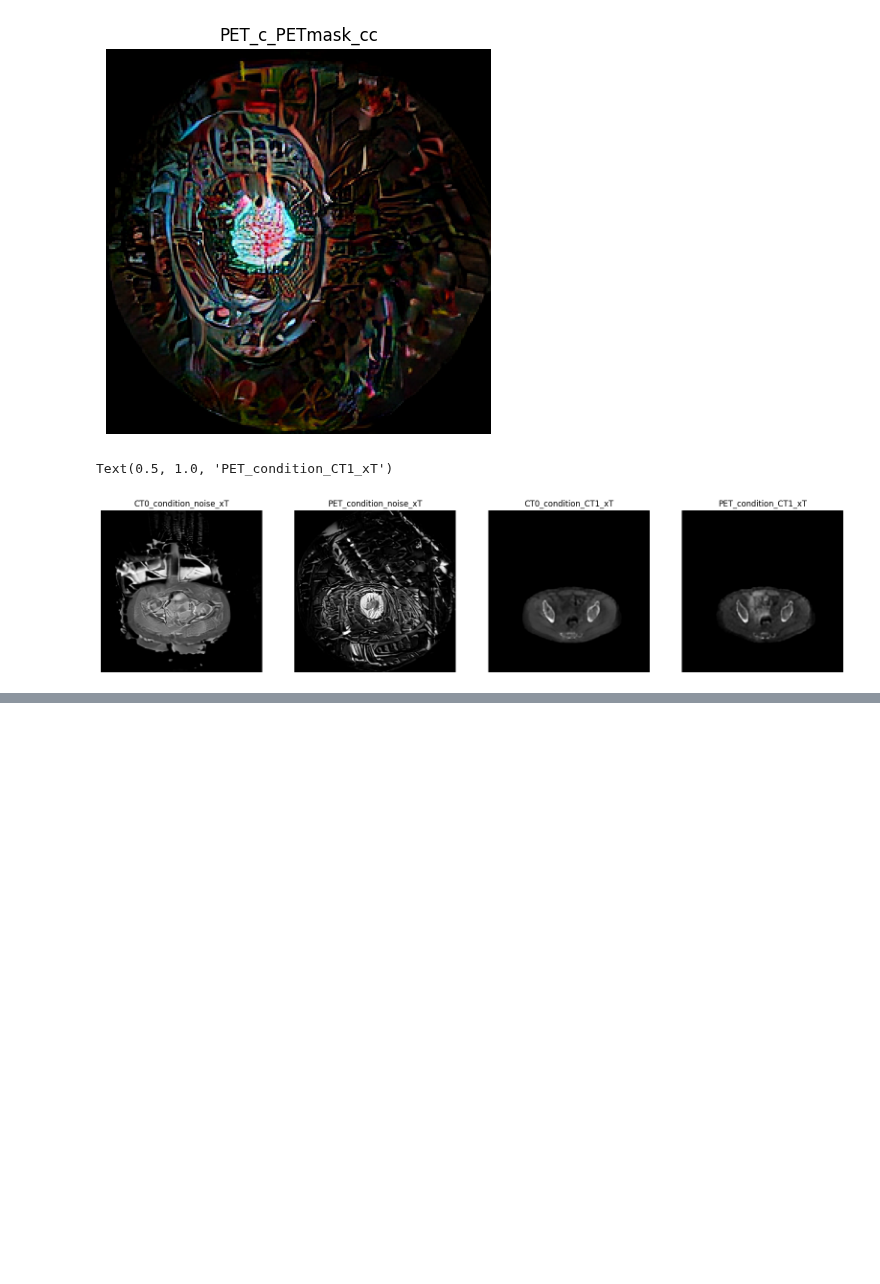
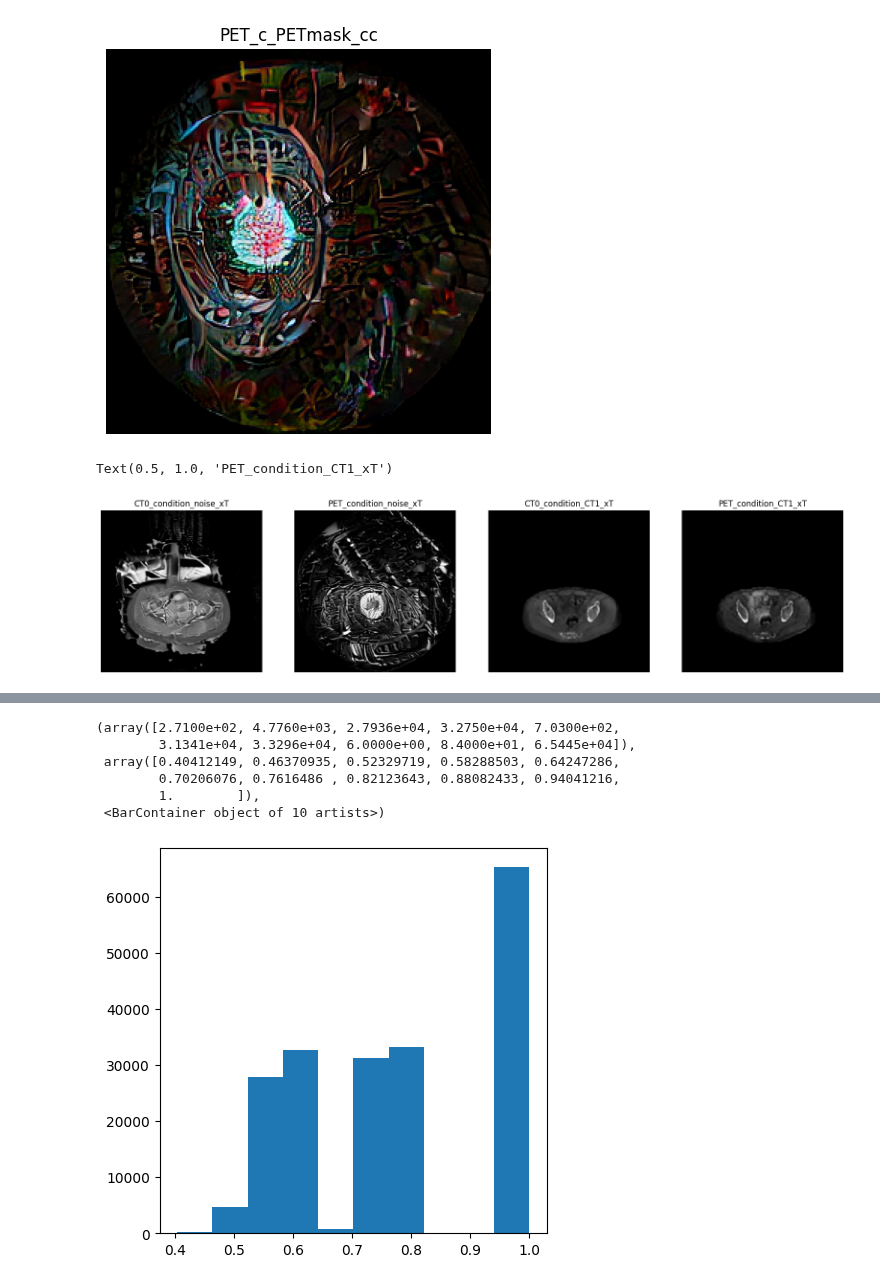
Before and after one commit to WeijieChen2017/SharkSeagrass, a Jupyter notebook: diffusion_ldm_data_gen.ipynb, the cells around one changed output, grey strips where cells are left out. Cells and saved outputs as stored; diff of their text form; code cells hidden in the pictures; blank space fills up the shorter version.

```diff
--- a/diffusion_ldm_data_gen.ipynb
+++ b/diffusion_ldm_data_gen.ipynb
@@ -201,3 +201,10 @@ plt.title("PET_condition_CT1_xT")
 # %% [output]
 Text(0.5, 1.0, 'PET_condition_CT1_xT')
 [figure]
+# %%
+filepath = "diffusion_ldm_vanillano_xT_test.npy"
+import numpy as np
+
+data = np.load(filepath)
+print(data.shape)
+print(data)
@@ -203,0 +229,14 @@ Text(0.5, 1.0, 'PET_condition_CT1_xT')
+# %%
+import matplotlib.pyplot as plt
+import numpy as np
+
+plt.figure(figsize=(5,5))
+plt.hist(np.ravel(data))
+# %% [output]
+(array([2.7100e+02, 4.7760e+03, 2.7936e+04, 3.2750e+04, 7.0300e+02,
+        3.1341e+04, 3.3296e+04, 6.0000e+00, 8.4000e+01, 6.5445e+04]),
+ array([0.40412149, 0.46370935, 0.52329719, 0.58288503, 0.64247286,
+        0.70206076, 0.7616486 , 0.82123643, 0.88082433, 0.94041216,
+        1.        ]),
+ <BarContainer object of 10 artists>)
+[figure, added]
```
Also changed, not shown: parts of 2 cells of this notebook, 3 other files.
